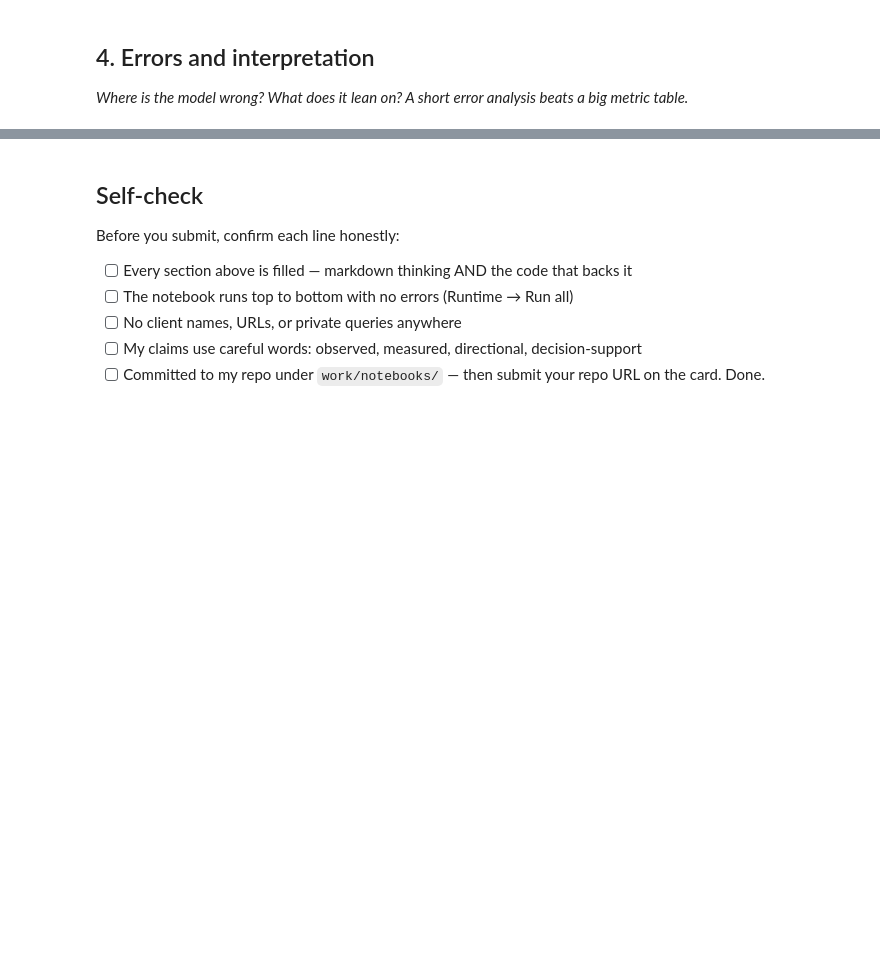
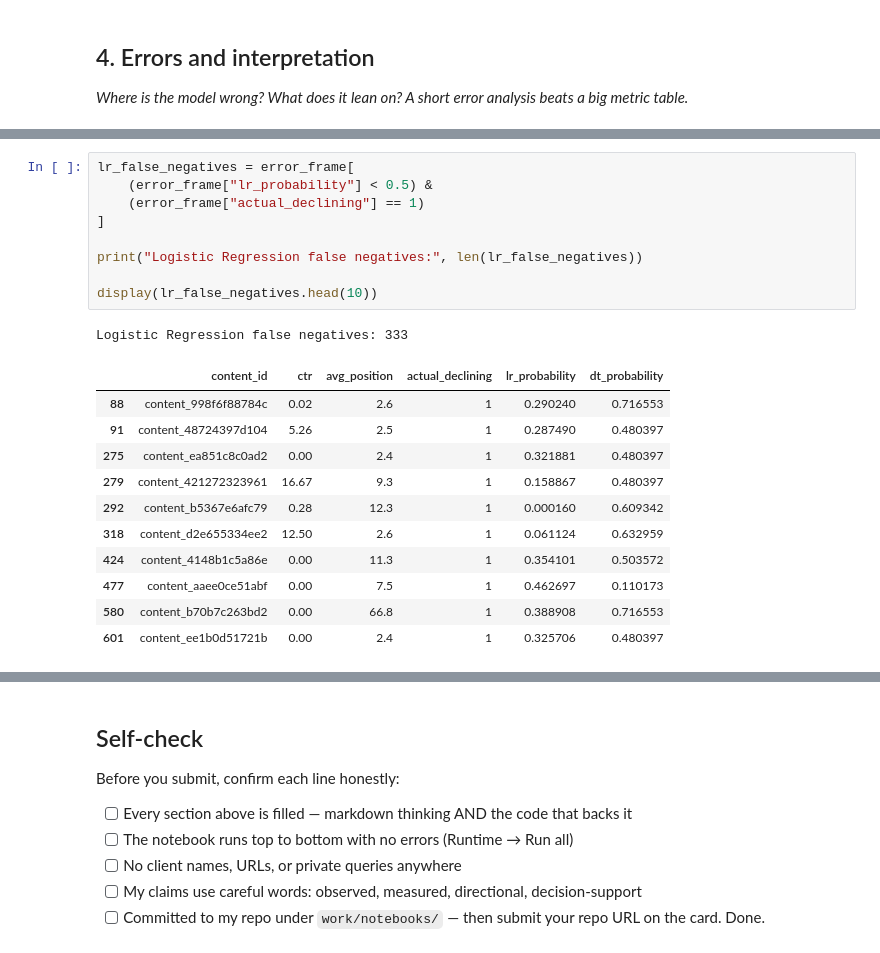
Before and after one commit to rishipatel092005/Fly-Rank-, a Jupyter notebook: work/notebooks/w05_model.ipynb, the cells around one changed output, grey strips where cells are left out. Cells and saved outputs as stored; diff of their text form; blank space fills up the shorter version.

```diff
--- a/work/notebooks/w05_model.ipynb
+++ b/work/notebooks/w05_model.ipynb
@@ -24,0 +426,22 @@ This skeleton is yours to fill. Work the sections **in order** — each one has
+# %%
+lr_false_negatives = error_frame[
+    (error_frame["lr_probability"] < 0.5) &
+    (error_frame["actual_declining"] == 1)
+]
+
+print("Logistic Regression false negatives:", len(lr_false_negatives))
+
+display(lr_false_negatives.head(10))
+# %% [output]
+Logistic Regression false negatives: 333
+|  | content_id | ctr | avg_position | actual_declining | lr_probability | dt_probability |
+| 88 | content_998f6f88784c | 0.02 | 2.6 | 1 | 0.290240 | 0.716553 |
+| 91 | content_48724397d104 | 5.26 | 2.5 | 1 | 0.287490 | 0.480397 |
+| 275 | content_ea851c8c0ad2 | 0.00 | 2.4 | 1 | 0.321881 | 0.480397 |
+| 279 | content_421272323961 | 16.67 | 9.3 | 1 | 0.158867 | 0.480397 |
+| 292 | content_b5367e6afc79 | 0.28 | 12.3 | 1 | 0.000160 | 0.609342 |
+| 318 | content_d2e655334ee2 | 12.50 | 2.6 | 1 | 0.061124 | 0.632959 |
+| 424 | content_4148b1c5a86e | 0.00 | 11.3 | 1 | 0.354101 | 0.503572 |
+| 477 | content_aaee0ce51abf | 0.00 | 7.5 | 1 | 0.462697 | 0.110173 |
+| 580 | content_b70b7c263bd2 | 0.00 | 66.8 | 1 | 0.388908 | 0.716553 |
+| 601 | content_ee1b0d51721b | 0.00 | 2.4 | 1 | 0.325706 | 0.480397 |
```
Also changed, not shown: parts of 18 cells of this notebook.
